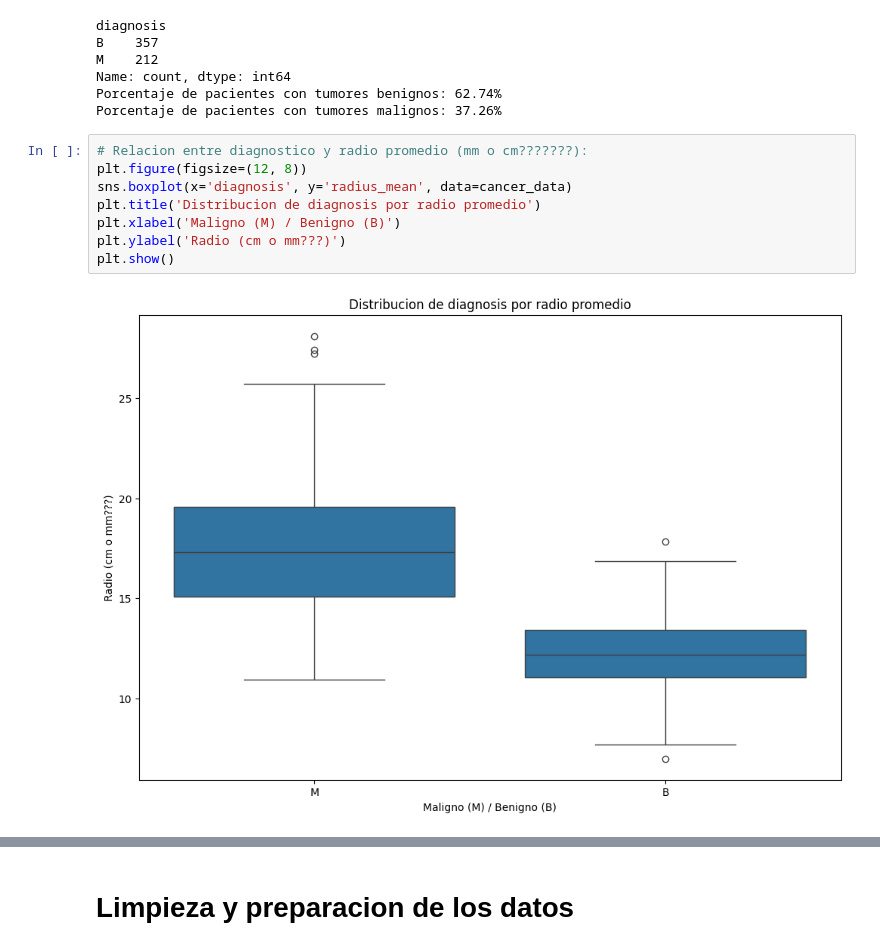
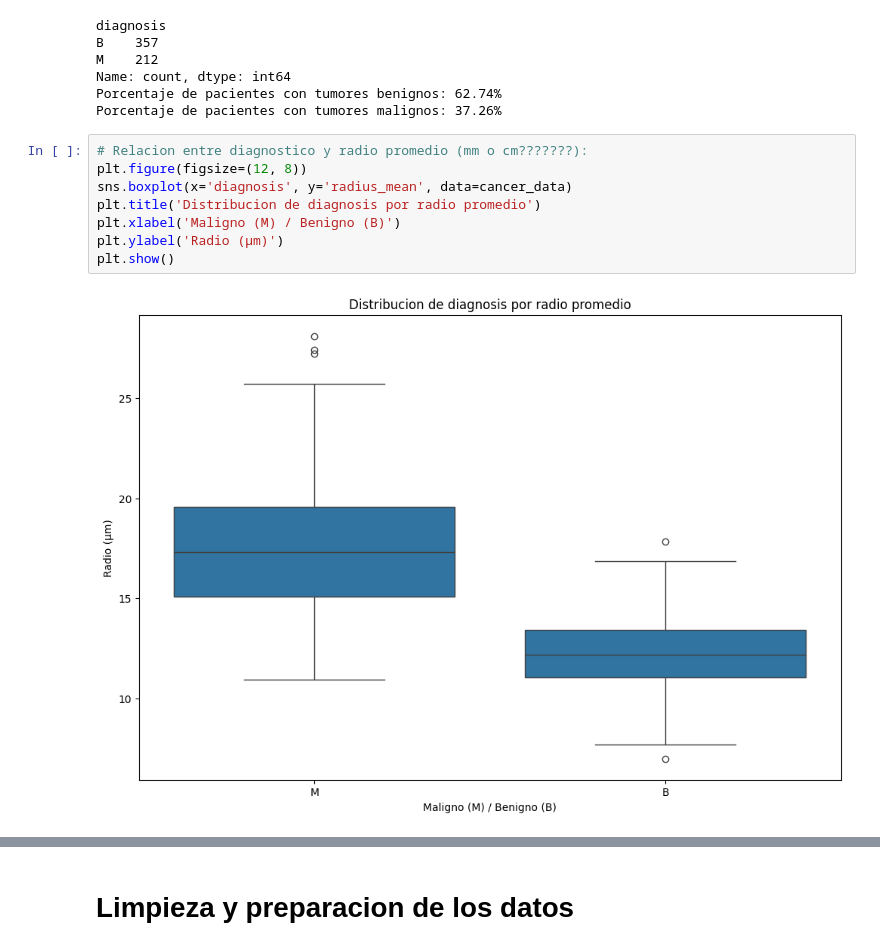
Before and after one commit to aformen9/BC-ML-Project, a Jupyter notebook: notebook/BreastCancer_ML_CLEAN.ipynb, the cells around one changed output, grey strips where cells are left out. Saved outputs shown, nothing was run; the diff lists cells and outputs as text.

```diff
--- a/notebook/BreastCancer_ML_CLEAN.ipynb
+++ b/notebook/BreastCancer_ML_CLEAN.ipynb
@@ -135,13 +135,13 @@ Porcentaje de pacientes con tumores malignos: 37.26%
 # %%
 # Relacion entre diagnostico y radio promedio (mm o cm???????):
 plt.figure(figsize=(12, 8))
 sns.boxplot(x='diagnosis', y='radius_mean', data=cancer_data)
 plt.title('Distribucion de diagnosis por radio promedio')
 plt.xlabel('Maligno (M) / Benigno (B)')
-plt.ylabel('Radio (cm o mm???)')
+plt.ylabel('Radio (µm)')
 plt.show()
 # %% [output]
-[figure, old version]
+[figure, new version]
 # %%
 # Relacion entre diagnostico y area promedio (unidad????):
 plt.figure(figsize=(10, 8))
```
Also changed, not shown: parts of 3 cells of this notebook.
